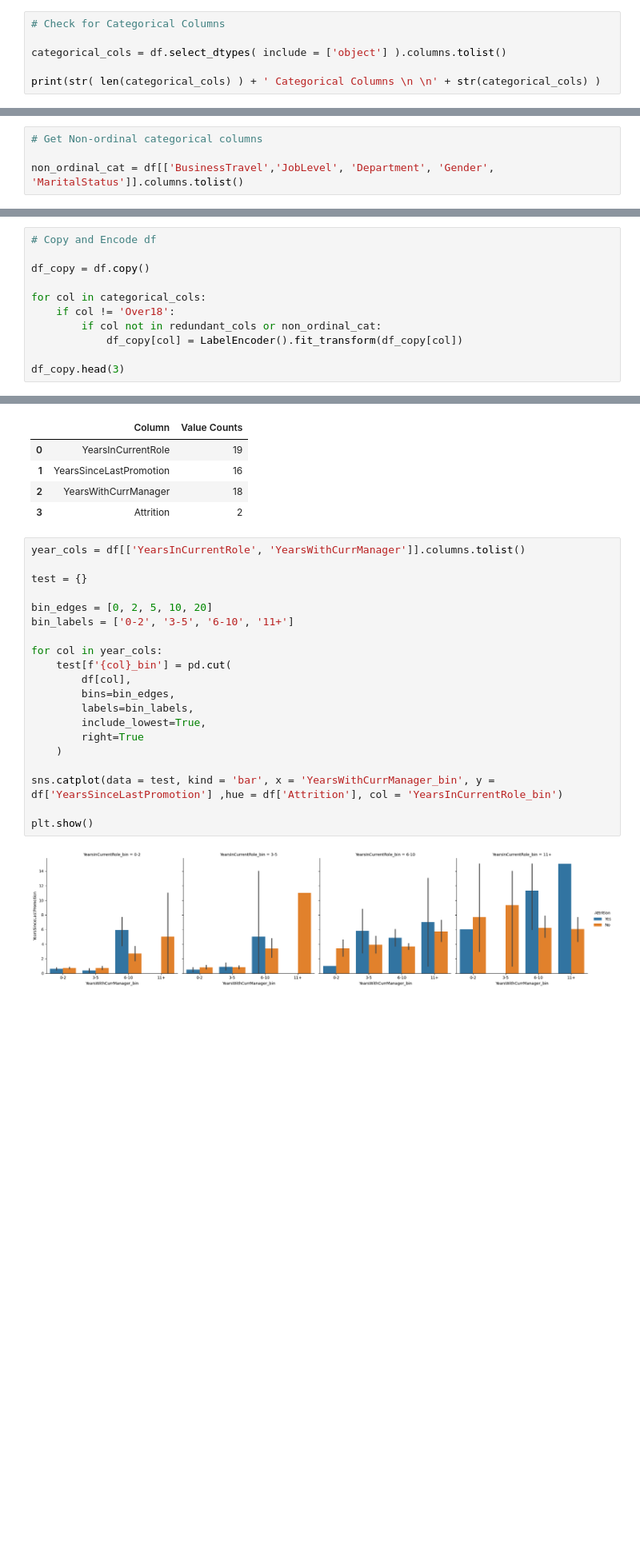
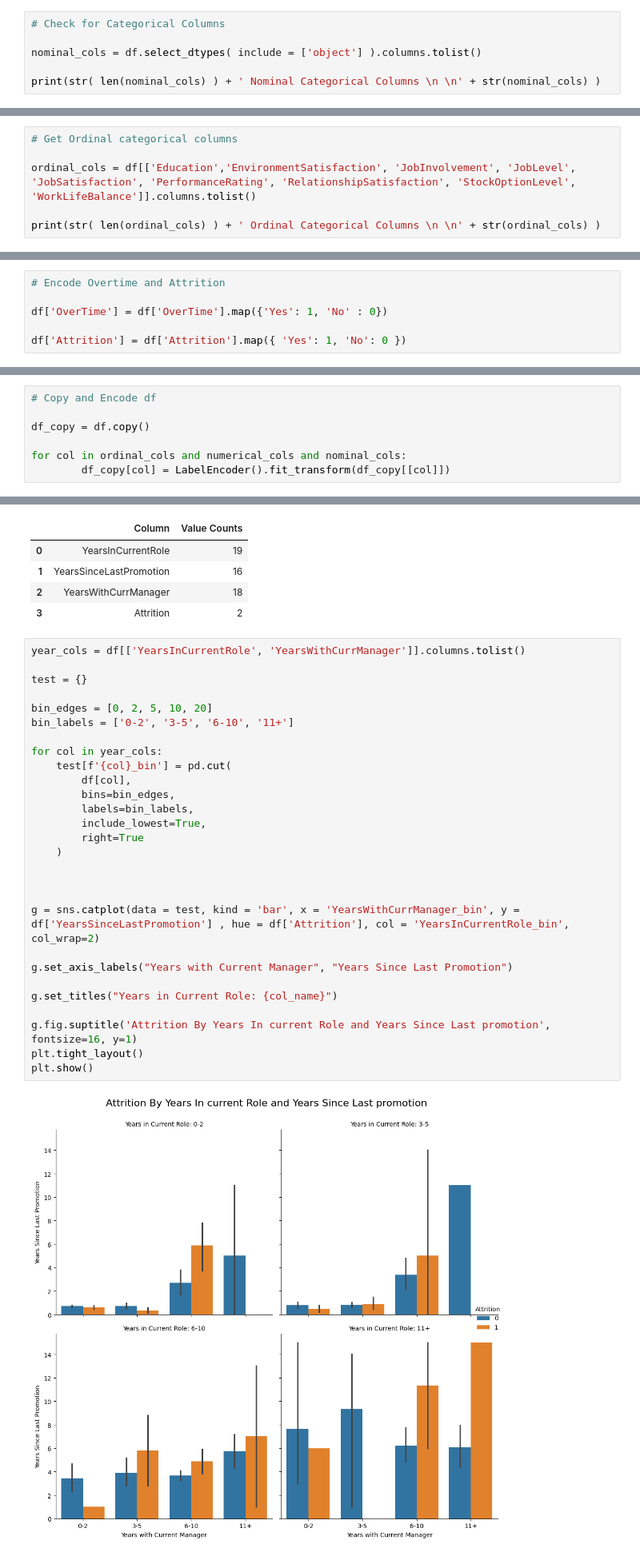
Before and after one commit to CreativeTob/InsightHQ, a Jupyter notebook: main.ipynb, the cells around one changed output, grey strips where cells are left out. Shown at 80% size. Saved outputs shown, nothing was run; the diff lists cells and outputs as text; blank space fills up the shorter version.

```diff
--- a/main.ipynb
+++ b/main.ipynb
@@ -180,7 +197,7 @@ print(str( len(numerical_cols) ) + ' Numerical Columns \n \n' + str(numerical_co
 # %%
 # Check for Categorical Columns
 
-categorical_cols = df.select_dtypes( include = ['object'] ).columns.tolist()
+nominal_cols = df.select_dtypes( include = ['object'] ).columns.tolist()
 
-print(str( len(categorical_cols) ) + ' Categorical Columns \n \n' + str(categorical_cols) )
+print(str( len(nominal_cols) ) + ' Nominal Categorical Columns \n \n' + str(nominal_cols) )
 # %% [output]
@@ -188,6 +205,8 @@ print(str( len(categorical_cols) ) + ' Categorical Columns \n \n' + str(categori
 
 ['Attrition', 'BusinessTravel', 'Department', 'EducationField', 'Gender', 'JobRole', 'MaritalStatus', 'OverTime']
 # %%
-# Get Non-ordinal categorical columns
+# Get Ordinal categorical columns
 
-non_ordinal_cat = df[['BusinessTravel','JobLevel', 'Department', 'Gender', 'MaritalStatus']].columns.tolist()
+ordinal_cols = df[['Education','EnvironmentSatisfaction', 'JobInvolvement', 'JobLevel', 'JobSatisfaction', 'PerformanceRating', 'RelationshipSatisfaction', 'StockOptionLevel', 'WorkLifeBalance']].columns.tolist()
+
+print(str( len(ordinal_cols) ) + ' Ordinal Categorical Columns \n \n' + str(ordinal_cols) )
@@ -198,3 +217,9 @@ ordinal_cat = [col for col in df if col not in non_ordinal_cat]
+# %%
+# Encode Overtime and Attrition
+
+df['OverTime'] = df['OverTime'].map({'Yes': 1, 'No' : 0})
+
+df['Attrition'] = df['Attrition'].map({ 'Yes': 1, 'No': 0 })
 # %%
 # Updated dataset size
 
@@ -232,9 +257,5 @@ memory usage: 367.6+ KB
 
 df_copy = df.copy()
 
-for col in categorical_cols:
-    if col != 'Over18':
-        if col not in redundant_cols or non_ordinal_cat:
-            df_copy[col] = LabelEncoder().fit_transform(df_copy[col])
-
-df_copy.head(3)
+for col in ordinal_cols and numerical_cols and nominal_cols:
+        df_copy[col] = LabelEncoder().fit_transform(df_copy[[col]])
@@ -860,25 +889,33 @@ Value Counts for each column of the combination
 # %%
 year_cols = df[['YearsInCurrentRole', 'YearsWithCurrManager']].columns.tolist()
 
 test = {}
 
 bin_edges = [0, 2, 5, 10, 20]
 bin_labels = ['0-2', '3-5', '6-10', '11+']
 
 for col in year_cols:
     test[f'{col}_bin'] = pd.cut(
         df[col],
         bins=bin_edges,
         labels=bin_labels,
         include_lowest=True,
         right=True
     )
 
-sns.catplot(data = test, kind = 'bar', x = 'YearsWithCurrManager_bin', y = df['YearsSinceLastPromotion'] ,hue = df['Attrition'], col = 'YearsInCurrentRole_bin')
 
+
+g = sns.catplot(data = test, kind = 'bar', x = 'YearsWithCurrManager_bin', y = df['YearsSinceLastPromotion'] , hue = df['Attrition'], col = 'YearsInCurrentRole_bin', col_wrap=2)
+
+g.set_axis_labels("Years with Current Manager", "Years Since Last Promotion")
+
+g.set_titles("Years in Current Role: {col_name}")
+
+g.fig.suptitle('Attrition By Years In current Role and Years Since Last promotion', fontsize=16, y=1)
+plt.tight_layout()
 plt.show()
 # %% [output]
-[figure, old version]
+[figure, new version]
 # %% [markdown]
 5. Average Monthly Income by Education and Attrition
 # %%
```
Also changed, not shown: parts of 106 cells of this notebook.
